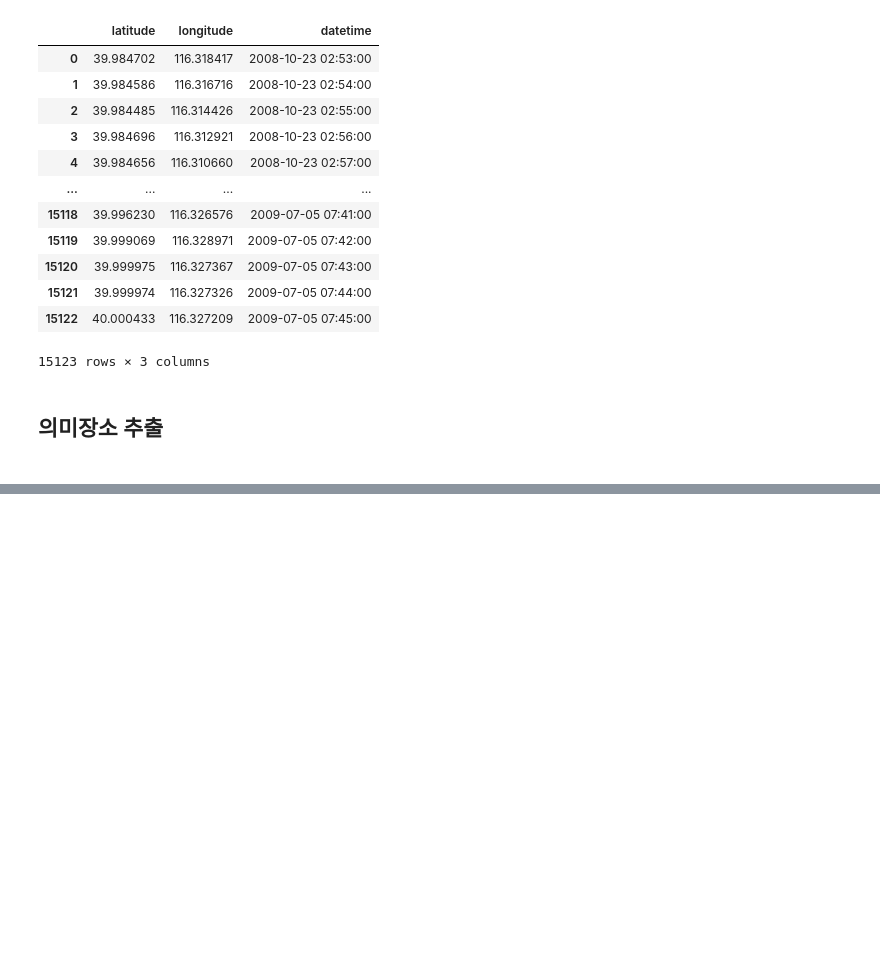
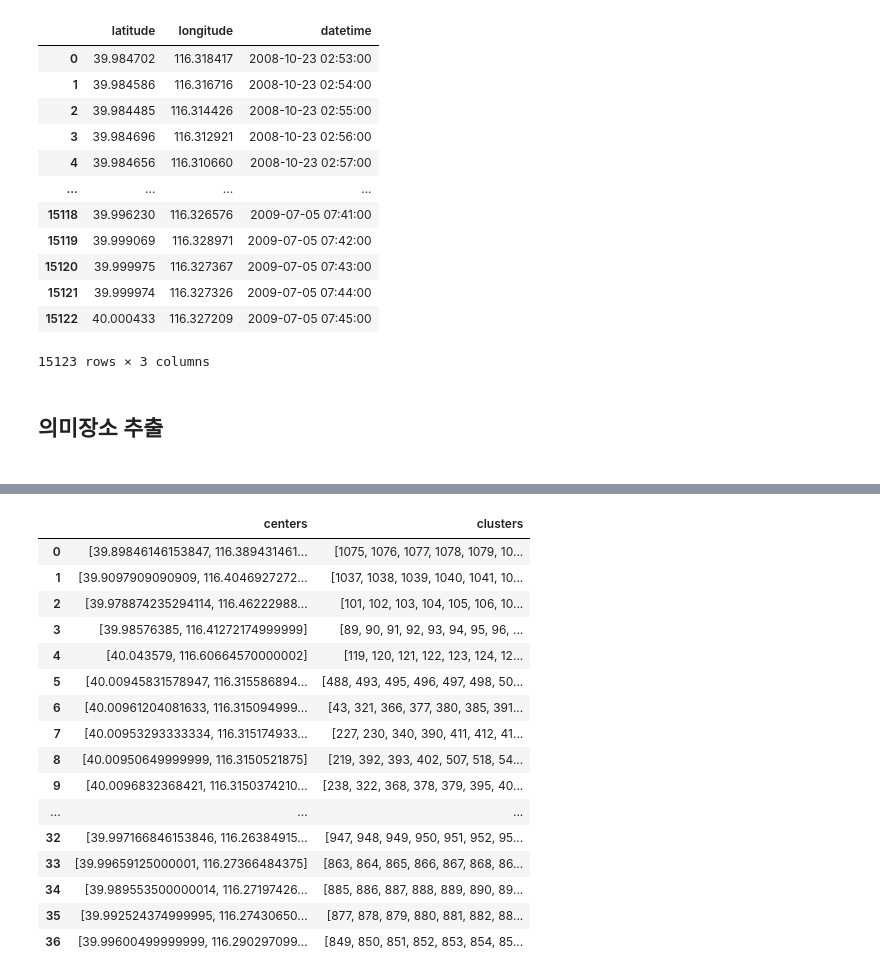
Before and after one commit to tukcomCD2024/YooDoRi, a Jupyter notebook: ai/LocationAnalyzer.ipynb, the cells around one changed output, grey strips where cells are left out. Drawn from its saved outputs; the diff is of its cells as text; code cells hidden in the pictures; blank space fills up the shorter version.

Commit message:
feat: 의미장소 시각화

```diff
--- a/ai/LocationAnalyzer.ipynb
+++ b/ai/LocationAnalyzer.ipynb
@@ -159,0 +184,13 @@ def app(folder_path):
+# %%
+def gmeansFit(df):
+    # 두 열을 선택하고 넘파이 배열로 변환
+    selectedColumns = ['latitude', 'longitude']
+    resultList = df[selectedColumns].values.tolist()    # 리스트로 변환
+
+    gmeansInstance = gmeans(resultList).process()       # 클러스터링
+
+    centers = gmeansInstance.get_centers()              # 클러스터의 중심 (의미장소)
+    clusters = gmeansInstance.get_clusters()            # 분류된 클러스터
+
+
+    return clusters, centers
@@ -159,0 +282,50 @@ def app(folder_path):
+# %%
+def gmeansFunc(filename):
+
+    j = 0
+    df = fileReader(filename)
+
+    df['latitude'] = df['latitude'].astype(float)
+    df['longitude'] = df['longitude'].astype(float)
+    df['datetime'] = pd.to_datetime(df['date'] + ' ' + df['time'], format='%Y-%m-%d %H:%M:%S')
+    df['datetime'] = df['datetime'].dt.floor('T')
+    df = df.drop(['date', 'time'], axis=1)
+    df = df.drop_duplicates(['datetime'], ignore_index=True)
+
+    clusters, centers = gmeansFit(df)
+
+    data_df = pd.DataFrame({"clusters":clusters, "centers":centers})
+
+    for k in range(len(data_df.clusters)):
+        if (len(data_df.clusters[k]) < 10):
+            data_df.drop(index=k, inplace=True)
+    data_df = data_df.sort_index(axis=1)
+    data_df = data_df.reset_index(drop=True)
+
+    # map(centers, j)
+
+    j += 1
+    return data_df
+# %%
+file_name = r'C:\Users\sk002\OneDrive\바탕 화면\학교\Yoodori\Geolife Trajectories 1.3\Data\000\Trajectory\20090403011657.txt'
+data_df = gmeansFunc(file_name)
+# %%
+data_df
+# %% [output]
+|  | centers | clusters |
+| 0 | [39.89846146153847, 116.389431461... | [1075, 1076, 1077, 1078, 1079, 10... |
+| 1 | [39.9097909090909, 116.4046927272... | [1037, 1038, 1039, 1040, 1041, 10... |
+| 2 | [39.978874235294114, 116.46222988... | [101, 102, 103, 104, 105, 106, 10... |
+| 3 | [39.98576385, 116.41272174999999] | [89, 90, 91, 92, 93, 94, 95, 96, ... |
+| 4 | [40.043579, 116.60664570000002] | [119, 120, 121, 122, 123, 124, 12... |
+| 5 | [40.00945831578947, 116.315586894... | [488, 493, 495, 496, 497, 498, 50... |
+| 6 | [40.00961204081633, 116.315094999... | [43, 321, 366, 377, 380, 385, 391... |
+| 7 | [40.00953293333334, 116.315174933... | [227, 230, 340, 390, 411, 412, 41... |
+| 8 | [40.00950649999999, 116.3150521875] | [219, 392, 393, 402, 507, 518, 54... |
+| 9 | [40.0096832368421, 116.3150374210... | [238, 322, 368, 378, 379, 395, 40... |
+| ... | ... | ... |
+| 32 | [39.997166846153846, 116.26384915... | [947, 948, 949, 950, 951, 952, 95... |
+| 33 | [39.99659125000001, 116.27366484375] | [863, 864, 865, 866, 867, 868, 86... |
+| 34 | [39.989553500000014, 116.27197426... | [885, 886, 887, 888, 889, 890, 89... |
+| 35 | [39.992524374999995, 116.27430650... | [877, 878, 879, 880, 881, 882, 88... |
+| 36 | [39.99600499999999, 116.290297099... | [849, 850, 851, 852, 853, 854, 85... |
```
Also changed, not shown: parts of 10 cells of this notebook.
